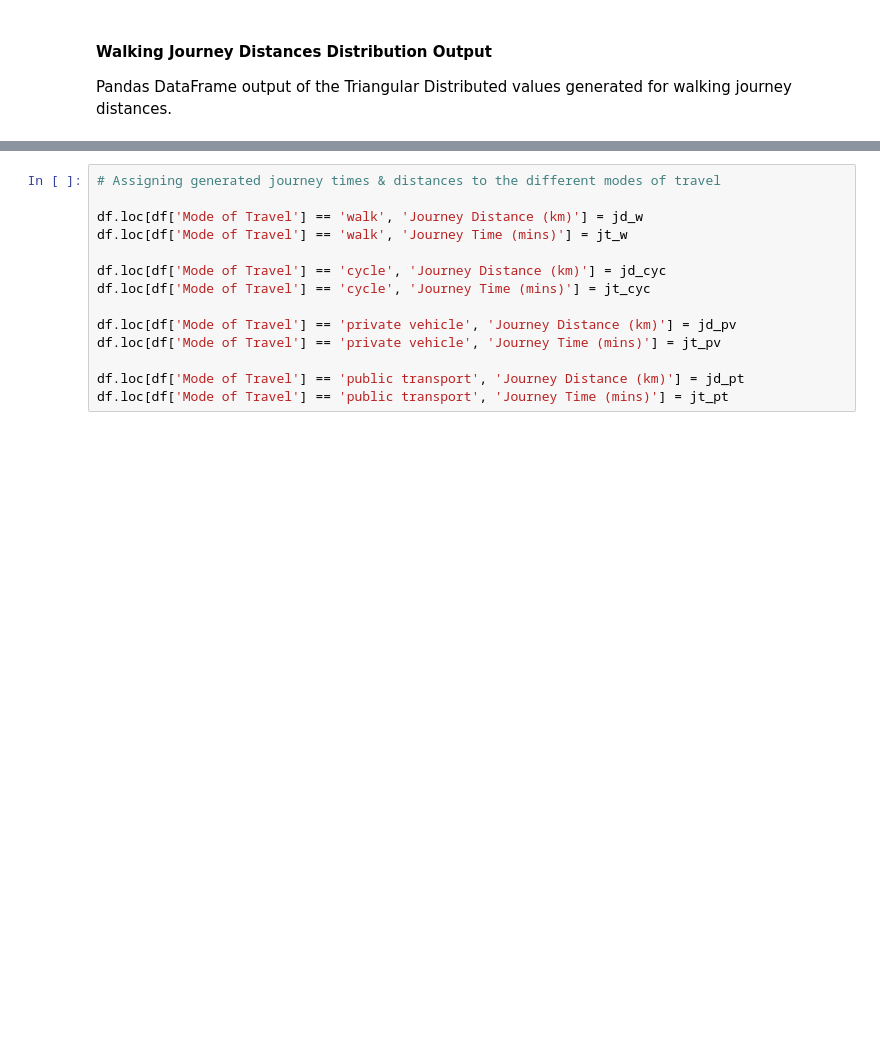
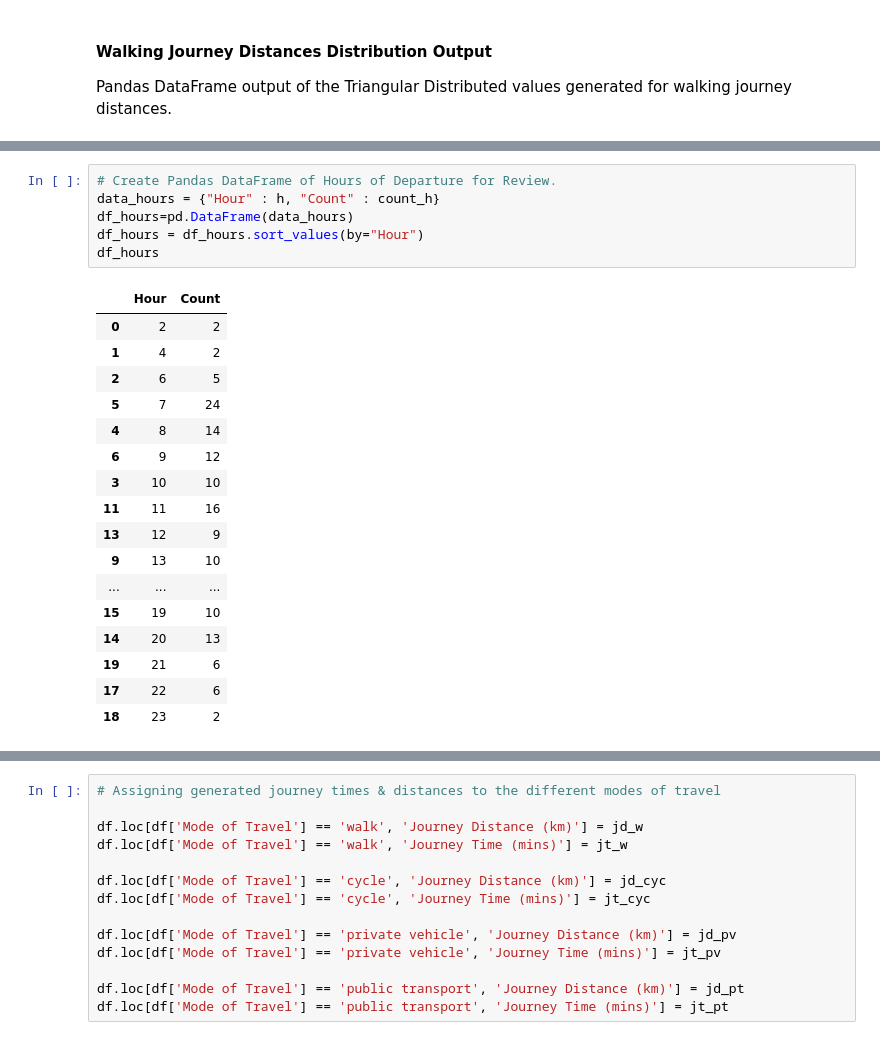
Before and after one commit to PaulSweeney89/ProgDA-Project2020, a Jupyter notebook: Traffic.ipynb, the cells around one changed output, grey strips where cells are left out. Cells and saved outputs as stored; diff of their text form; blank space fills up the shorter version.

```diff
--- a/Traffic.ipynb
+++ b/Traffic.ipynb
@@ -520,0 +581,24 @@ plt.show()
+# %%
+# Create Pandas DataFrame of Hours of Departure for Review.
+data_hours = {"Hour" : h, "Count" : count_h}
+df_hours=pd.DataFrame(data_hours)
+df_hours = df_hours.sort_values(by="Hour")
+df_hours
+# %% [output]
+|  | Hour | Count |
+| 0 | 2 | 2 |
+| 1 | 4 | 2 |
+| 2 | 6 | 5 |
+| 5 | 7 | 24 |
+| 4 | 8 | 14 |
+| 6 | 9 | 12 |
+| 3 | 10 | 10 |
+| 11 | 11 | 16 |
+| 13 | 12 | 9 |
+| 9 | 13 | 10 |
+| ... | ... | ... |
+| 15 | 19 | 10 |
+| 14 | 20 | 13 |
+| 19 | 21 | 6 |
+| 17 | 22 | 6 |
+| 18 | 23 | 2 |
```
Also changed, not shown: parts of 38 cells of this notebook.
